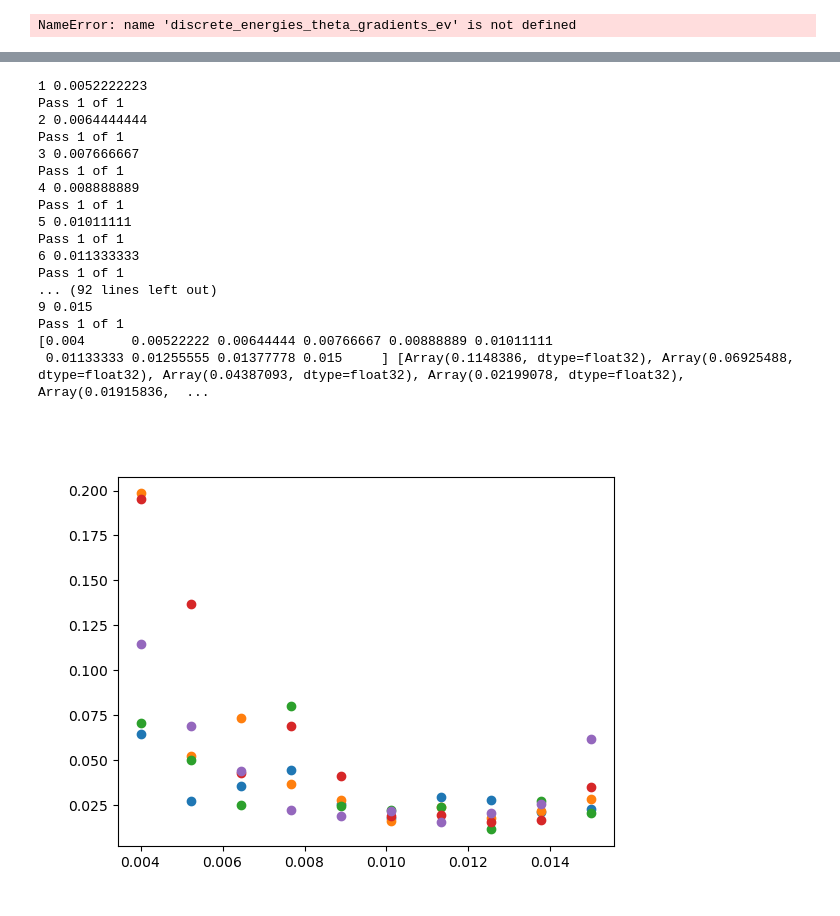
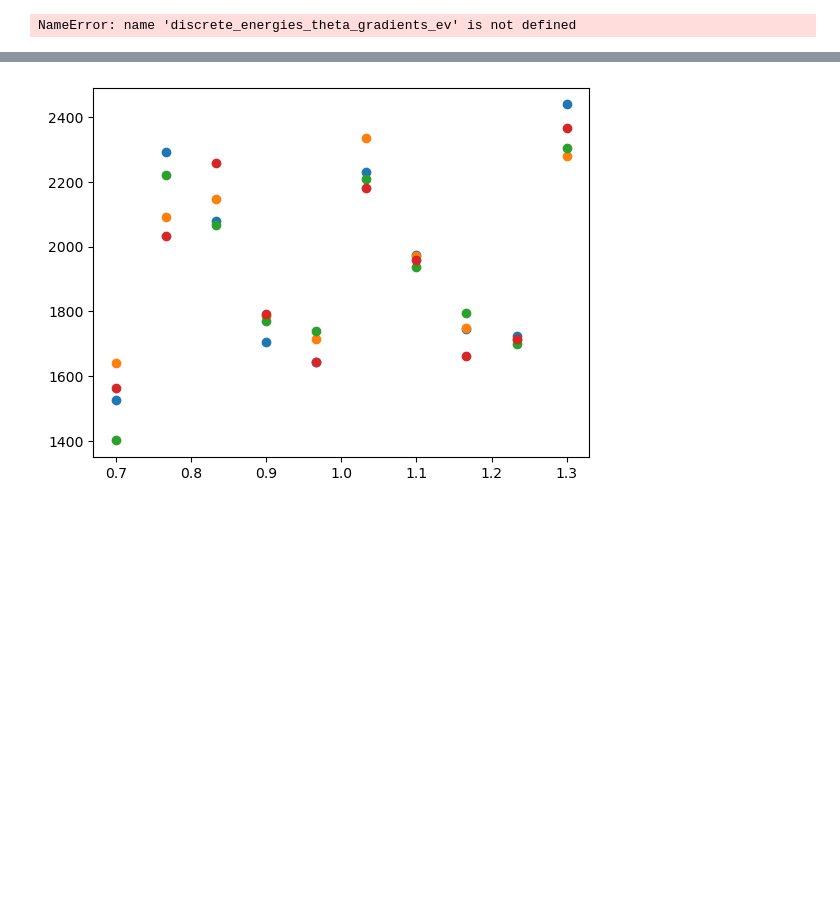
Before and after one commit to Pabce/chipmunc, a Jupyter notebook: params_test.ipynb, the cells around one changed output, grey strips where cells are left out. Cells and saved outputs as stored; diff of their text form; code cells hidden in the pictures; blank space fills up the shorter version.

```diff
--- a/params_test.ipynb
+++ b/params_test.ipynb
@@ -10,6 +10,11 @@ from jax import random, device_put
 import numpy as np
 import matplotlib.pyplot as plt
 import matplotlib as mpl
+plt.rcParams['text.usetex'] = True
+plt.rcParams['font.family'] = 'serif'
+plt.rcParams['font.serif'] = 'cmr10'
+plt.rcParams['font.size'] = 12
+
 import copy
 import time
 rng = np.random.default_rng()
@@ -634,7 +693,7 @@ NameError: name 'discrete_energies_theta_gradients_ev' is not defined
 # %%
 E_IDX = 1
 
-def sample_and_get_updates(truth_energy_paths, initial_energy, tree_body, sim_meta_params, sim_params, key, sample_num):
+def sample_and_get_updates(truth_energy_paths, initial_energy, tree_body, kernel, sim_meta_params, sim_params, key, sample_num):
     key, subkey = random.split(key)
     sim_continuum_energies, sim_last_continuum_energies, sim_last_continuum_energies_idx, sim_continuum_cuts, sim_energy_theta_gradients,\
             sim_energy_total_theta_gradients, sim_energy_Ei_gradients, sim_continuum_cut_gradients =\
@@ -661,8 +720,8 @@ def sample_and_get_updates(truth_energy_paths, initial_energy, tree_body, sim_me
         sampled_energy_total_theta_gradients[param] = sim_energy_total_theta_gradients[param][paths_in_the_continuum_idx, E_IDX]
     weights = jnp.ones(len(sampled_energies))
 
-    mmd_loss = mmd_loss_weighted(truth_energies, sampled_energies, weights, gaussian_kernel_vmap)
-    grad_mmd_loss_val = grad_mmd_loss_weighted(truth_energies, sampled_energies, weights, gaussian_kernel_vmap)
+    mmd_loss = mmd_loss_weighted(truth_energies, sampled_energies, weights, kernel)
+    grad_mmd_loss_val = grad_mmd_loss_weighted(truth_energies, sampled_energies, weights, kernel)
 
     #print(mmd_loss, grad_mmd_loss_val)
 
@@ -695,10 +754,12 @@ def sample_and_get_updates(truth_energy_paths, initial_energy, tree_body, sim_me
     for i in range(len(paths_in_the_discrete_idx)):
         weights = full_discrete_tree_probs[i, :]
         dpe = discrete_path_energies[:, discrete_paths_idx[i]]
-        discrete_mmd_loss_ev.append(jnp.sum(mmd_loss_weighted(truth_energies, dpe, weights, gaussian_kernel_vmap)))
-        discrete_grad_mmd_loss_ev.append(jnp.sum(grad_mmd_loss_weighted(truth_energies, dpe, weights, gaussian_kernel_vmap)))
+        discrete_mmd_loss_ev.append(jnp.sum(mmd_loss_weighted(truth_energies, dpe, jnp.ones(len(weights)), kernel) * weights))
+        discrete_grad_mmd_loss_ev.append(jnp.sum(grad_mmd_loss_weighted(truth_energies, dpe, jnp.ones(len(weights)), kernel) * weights))
     discrete_mmd_loss_ev = jnp.array(discrete_mmd_loss_ev)
     discrete_grad_mmd_loss_ev = jnp.array(discrete_grad_mmd_loss_ev)
+
+    #discrete_grad_mmd_loss_ev = grad_mmd_loss_weighted(truth_energies, discrete_energies_ev, jnp.ones(len(discrete_energies_ev)), gaussian_kernel_vmap)
 
     grad_of_expected_value_continuum = {}
     grad_of_expected_value_discrete = {}
@@ -715,12 +776,14 @@ def sample_and_get_updates(truth_energy_paths, initial_energy, tree_body, sim_me
 
     updates = {}
     for param in sim_params:
-        updates[param] = -0.02 * (grad_of_expected_value_continuum[param] + grad_of_expected_value_discrete[param])
+        updates[param] = -0.1 * (grad_of_expected_value_continuum[param] + grad_of_expected_value_discrete[param])
 
-    return mmd_loss, grad_of_expected_value_continuum, grad_of_expected_value_discrete, updates
+    total_mmd_loss = mmd_loss + jnp.sum(discrete_mmd_loss_ev)
+
+    return total_mmd_loss, grad_of_expected_value_continuum, grad_of_expected_value_discrete, updates
 # %%
-starting_params = {'disp_parameter': 0.01,
-                'alpha': 1.05,
+starting_params = {'disp_parameter': 0.012,
+                'alpha': 1.01,
                 'beta': 10.0}
 sample_num = 1500
 initial_energy = 23.0 * np.ones(sample_num)
@@ -731,12 +794,12 @@ tree_body = sampling.get_discrete_tree_body(meta_params, params)
 
 for i in range(1000):
     key, subkey = random.split(key)
-    mmd_loss, grad_of_expected_value_continuum, grad_of_expected_value_discrete, updates = sample_and_get_updates(full_energy_paths, initial_energy, tree_body, sim_meta_params, sim_params, subkey, sample_num=sample_num)
+    mmd_loss, grad_of_expected_value_continuum, grad_of_expected_value_discrete, updates = sample_and_get_updates(full_energy_paths, initial_energy, tree_body, gaussian_kernel_vmap, sim_meta_params, sim_params, subkey, sample_num=sample_num)
     print('--------------------')
     print(i, "LOSS", mmd_loss)
 
     for param in sim_params:
-        if param == 'alpha':
+        if param == 'alpha' or param == 'disp_parameter':
             sim_params[param] += updates[param]
         print(param, sim_params[param])
 # %% [output]
@@ -770,25 +815,25 @@ sim_meta_params = META_PARAMS
 plt.figure()
 
 disp_parameters = jnp.linspace(0.004, 0.015, 10)
-alphas = jnp.linspace(0.5, 1.5, 10)
+alphas = jnp.linspace(0.7, 1.3, 10)
 betas = jnp.linspace(7, 13, 10)
 
-for j in range(5):
+for j in range(4):
     mmd_losses = []
     sim_params = copy.deepcopy(starting_params)
 
-    for i, val in enumerate(disp_parameters):
+    for i, val in enumerate(alphas):
         print(i, val)
         key, subkey = random.split(key)
 
-        sim_params['disp_parameter'] = val
+        sim_params['alpha'] = val
         #sim_params['alpha'] = val
         #sim_params['beta'] = val
 
-        mmd_loss, grad_of_expected_value, updates = sample_and_get_updates(full_energy_paths, initial_energy, sim_meta_params, sim_params, subkey, sample_num=sample_num)
+        mmd_loss, grad_of_expected_value_continuum, grad_of_expected_value_discrete, updates = sample_and_get_updates(full_energy_paths, initial_energy, tree_body, gaussian_kernel_vmap, sim_meta_params, sim_params, subkey, sample_num=sample_num)
 
         mmd_losses.append(mmd_loss)
 
-    print(disp_parameters, mmd_losses)
-    plt.scatter(disp_parameters, mmd_losses)
+    print(alphas, mmd_losses)
+    plt.scatter(alphas, mmd_losses)
 # %% [output]
@@ -797,18 +857 @@ Pass 1 of 1
-1 0.0052222223
-Pass 1 of 1
-2 0.0064444444
-Pass 1 of 1
-3 0.007666667
-Pass 1 of 1
-4 0.008888889
-Pass 1 of 1
-5 0.01011111
-Pass 1 of 1
-6 0.011333333
-Pass 1 of 1
-... (92 lines left out)
-9 0.015
-Pass 1 of 1
-[0.004      0.00522222 0.00644444 0.00766667 0.00888889 0.01011111
- 0.01133333 0.01255555 0.01377778 0.015     ] [Array(0.1148386, dtype=float32), Array(0.06925488, dtype=float32), Array(0.04387093, dtype=float32), Array(0.02199078, dtype=float32), Array(0.01915836,  ...
-[figure, old version]
+[figure, new version]
```
Also changed, not shown: parts of 7 cells of this notebook, 1 other file.
